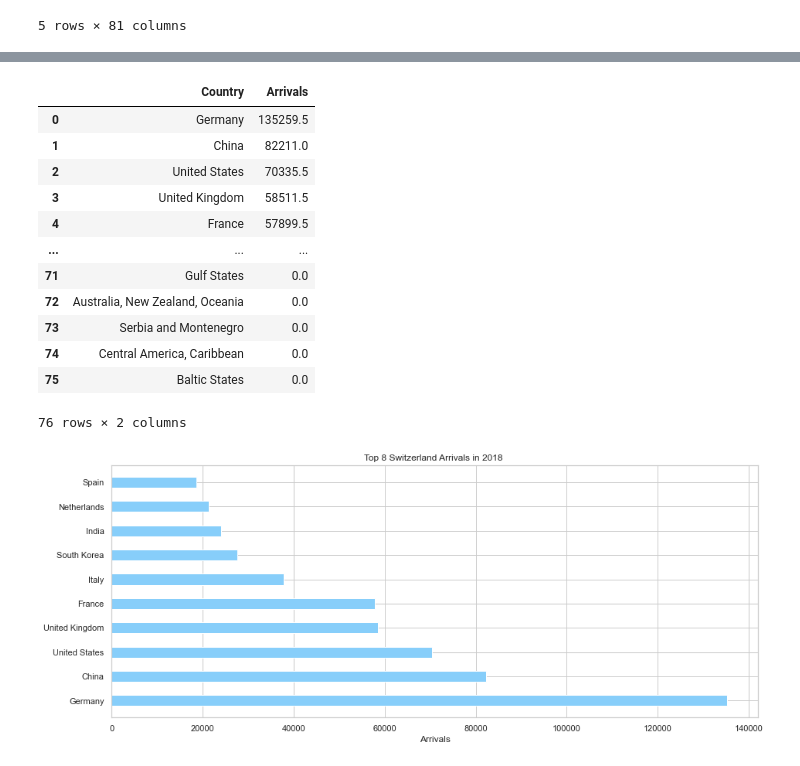
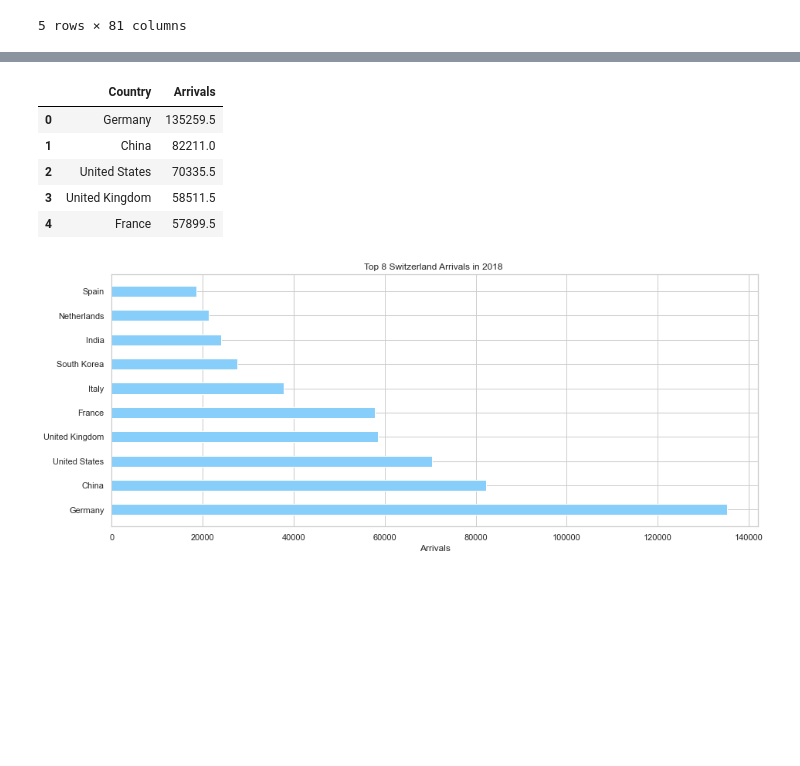
Before and after one commit to naayem/SwissHotelArrivalsPredictor, a Jupyter notebook: Project.ipynb, the cells around one changed output, grey strips where cells are left out. Cells and saved outputs as stored; diff of their text form; code cells hidden in the pictures; blank space fills up the shorter version.

```diff
--- a/Project.ipynb
+++ b/Project.ipynb
@@ -308,21 +305,14 @@ total_arrivals_per_country_during_corona_2018 = remove_useless_select_year_and_s
 total_arrivals_per_country_2020 = remove_useless_select_year_and_sort(total_arrivals_per_country, 2020)
 total_arrivals_per_country_during_corona_2020 = remove_useless_select_year_and_sort(total_arrivals_per_country_during_corona, 2020)
 # %%
-total_arrivals_per_country_2018
+total_arrivals_per_country_2018.head()
 # %% [output]
 |  | Country | Arrivals |
 | 0 | Germany | 135259.5 |
 | 1 | China | 82211.0 |
 | 2 | United States | 70335.5 |
 | 3 | United Kingdom | 58511.5 |
 | 4 | France | 57899.5 |
-| ... | ... | ... |
-| 71 | Gulf States | 0.0 |
-| 72 | Australia, New Zealand, Oceania | 0.0 |
-| 73 | Serbia and Montenegro | 0.0 |
-| 74 | Central America, Caribbean | 0.0 |
-| 75 | Baltic States | 0.0 |
-76 rows × 2 columns
 # %%
 fig, ax = plt.subplots(figsize = (15, 6))
 
```
Also changed, not shown: parts of 8 cells of this notebook.
